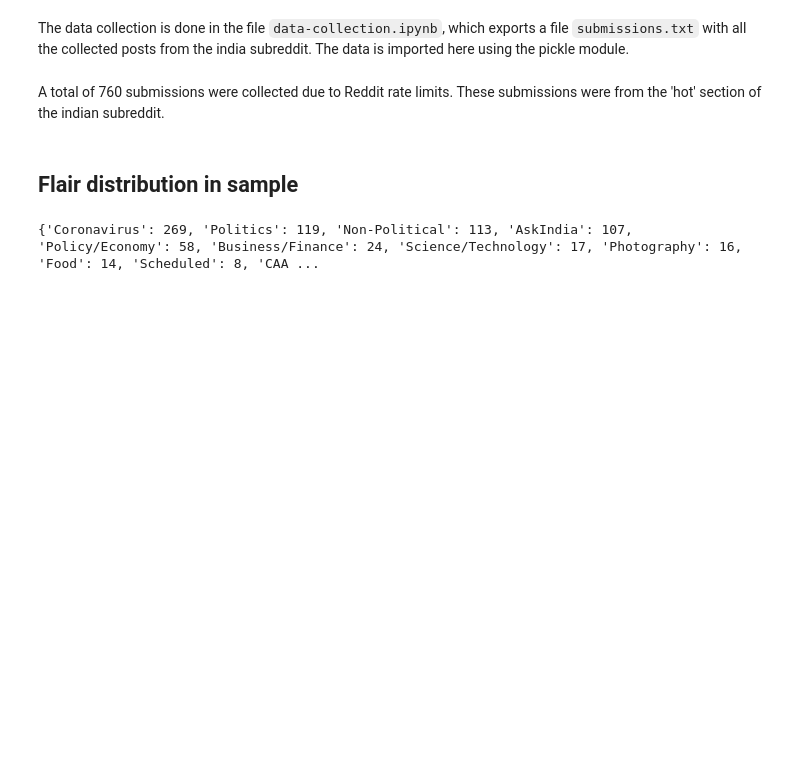
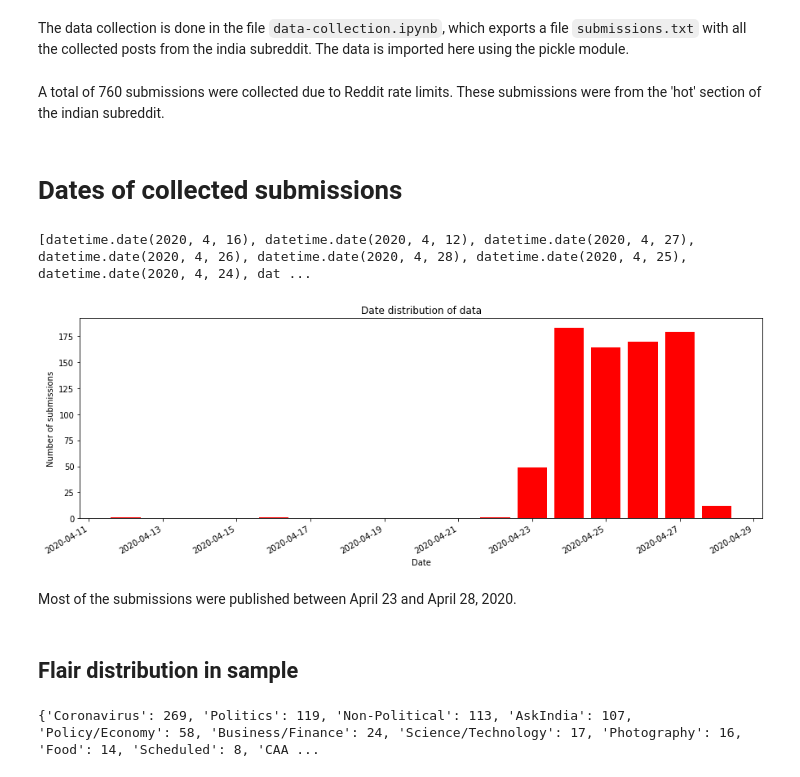
Before and after one commit to shloak17107/reddit-flair-classifier, a Jupyter notebook: Jupyter Notebooks/reddit-exploratory-data-analysis.ipynb, the cells around one changed output. Saved outputs shown, nothing was run; the diff lists cells and outputs as text; code cells hidden in the pictures; blank space fills up the shorter version.

```diff
--- a/Jupyter Notebooks/reddit-exploratory-data-analysis.ipynb
+++ b/Jupyter Notebooks/reddit-exploratory-data-analysis.ipynb
@@ -11,3 +11,5 @@ with open('submissions.txt', 'rb') as fp:
     submissions = pickle.load(fp)
 # %% [markdown]
 A total of 760 submissions were collected due to Reddit rate limits. These submissions were from the 'hot' section of the indian subreddit.
+# %% [markdown]
+# Dates of collected submissions
@@ -14,3 +21,34 @@ A total of 760 submissions were collected due to Reddit rate limits. These submi
+# %%
+dates = []
+for submission in submissions:
+    dates.append(get_date(submission))
+
+dateDict = {}
+for date in dates:
+    if date not in dateDict:
+        dateDict[date] = 1
+    else:
+        dateDict[date] += 1
+
+dates = list(dateDict.keys())
+freq = list(dateDict.values())
+print(dates, freq)
+# %% [output]
+[datetime.date(2020, 4, 16), datetime.date(2020, 4, 12), datetime.date(2020, 4, 27), datetime.date(2020, 4, 26), datetime.date(2020, 4, 28), datetime.date(2020, 4, 25), datetime.date(2020, 4, 24), dat ...
+# %%
+import matplotlib.dates as mdates
+
+fig, ax = plt.subplots(figsize=(15,5))
+ax.bar(dates, freq, color='red')
+fig.autofmt_xdate()
+plt.title('Date distribution of data')
+plt.xlabel('Date')
+plt.ylabel('Number of submissions')
+plt.show()
+# %% [output]
+[figure, added]
+# %% [markdown]
+Most of the submissions were published between April 23 and April 28, 2020.
 # %% [markdown]
 ## Flair distribution in sample
 # %%
```
Also changed, not shown: parts of 5 cells of this notebook.
